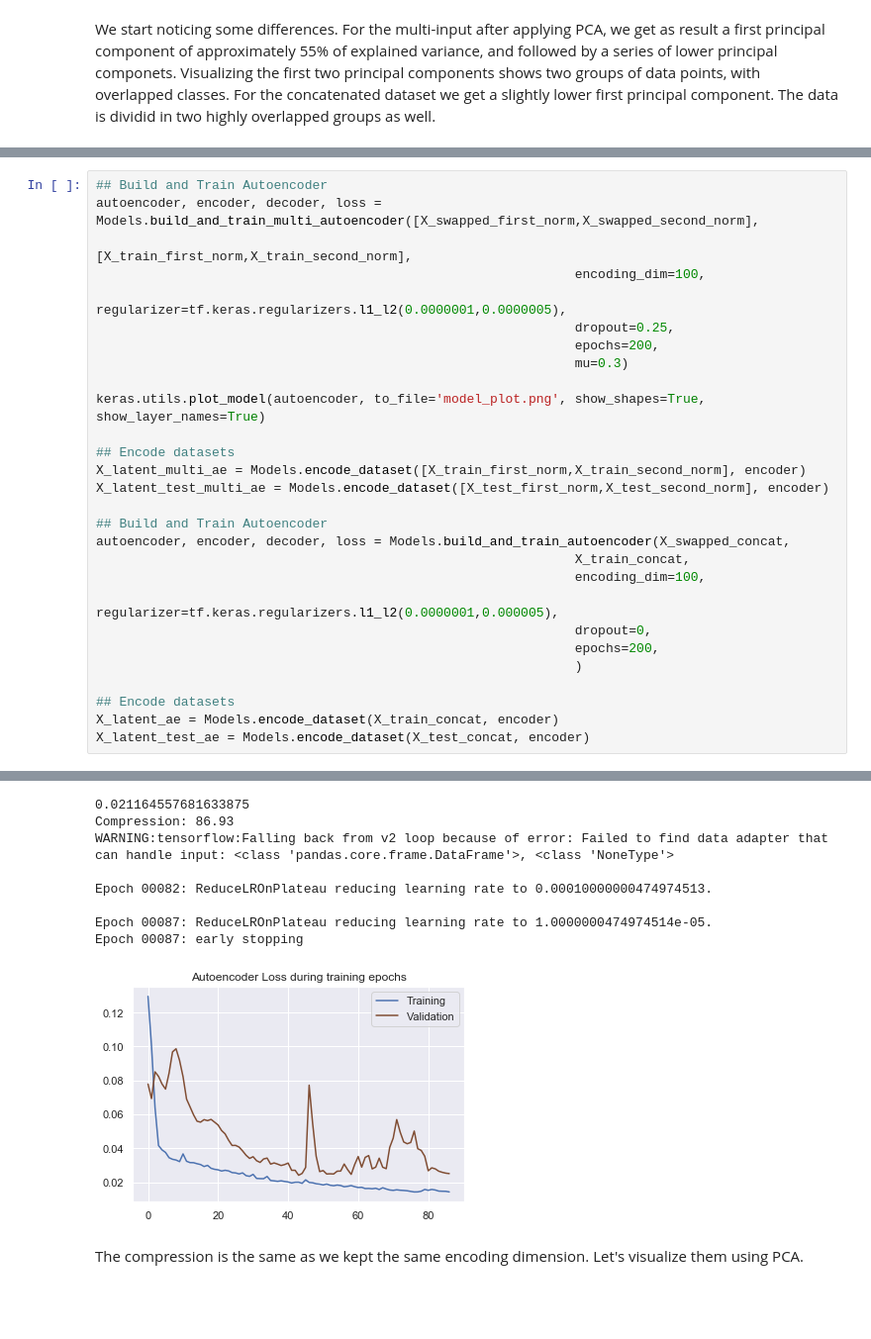
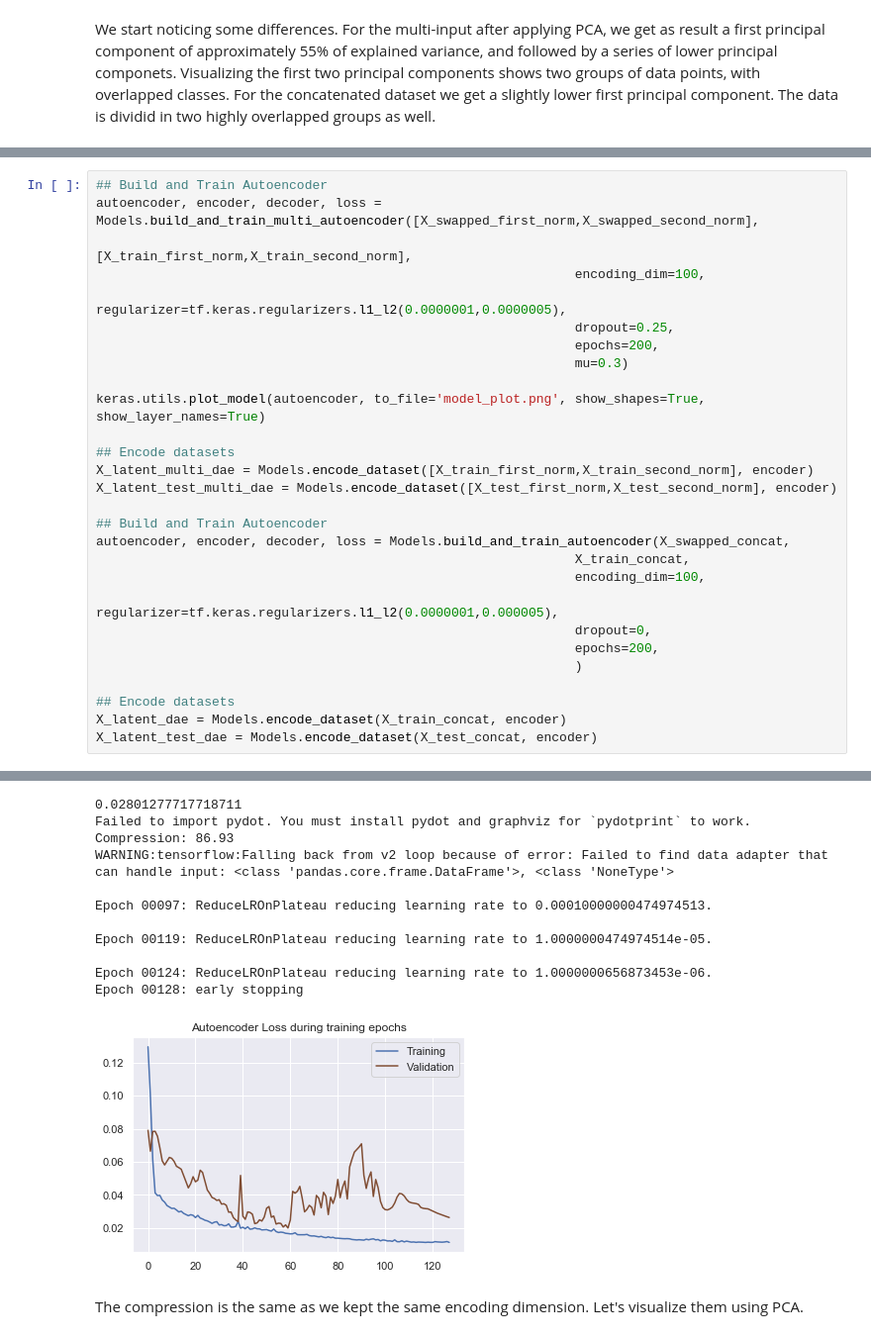
Before and after one commit to TomasSuarezL/oss-stage-2019, a Jupyter notebook: Multiomic Dataset/Multiomic_Results.ipynb, the cells around one changed output, grey strips where cells are left out. Shown at 99% size. Saved outputs shown, nothing was run; the diff lists cells and outputs as text; blank space fills up the shorter version.

```diff
--- a/Multiomic Dataset/Multiomic_Results.ipynb
+++ b/Multiomic Dataset/Multiomic_Results.ipynb
@@ -267,8 +268,8 @@ autoencoder, encoder, decoder, loss = Models.build_and_train_multi_autoencoder([
 keras.utils.plot_model(autoencoder, to_file='model_plot.png', show_shapes=True, show_layer_names=True)
 
 ## Encode datasets
-X_latent_multi_ae = Models.encode_dataset([X_train_first_norm,X_train_second_norm], encoder)
-X_latent_test_multi_ae = Models.encode_dataset([X_test_first_norm,X_test_second_norm], encoder)
+X_latent_multi_dae = Models.encode_dataset([X_train_first_norm,X_train_second_norm], encoder)
+X_latent_test_multi_dae = Models.encode_dataset([X_test_first_norm,X_test_second_norm], encoder)
 
 ## Build and Train Autoencoder
 autoencoder, encoder, decoder, loss = Models.build_and_train_autoencoder(X_swapped_concat,
@@ -280,8 +281,8 @@ autoencoder, encoder, decoder, loss = Models.build_and_train_autoencoder(X_swapp
                                                               )
 
 ## Encode datasets
-X_latent_ae = Models.encode_dataset(X_train_concat, encoder)
-X_latent_test_ae = Models.encode_dataset(X_test_concat, encoder)
+X_latent_dae = Models.encode_dataset(X_train_concat, encoder)
+X_latent_test_dae = Models.encode_dataset(X_test_concat, encoder)
 # %% [output]
 Compression: 86.93
 WARNING:tensorflow:Falling back from v2 loop because of error: Failed to find data adapter that can handle input: (<class 'list'> containing values of types {"<class 'pandas.core.frame.DataFrame'>"}), ...
@@ -296,11 +299,14 @@ Epoch 00086: early stopping
-0.021164557681633875
+0.02801277717718711
+Failed to import pydot. You must install pydot and graphviz for `pydotprint` to work.
 Compression: 86.93
 WARNING:tensorflow:Falling back from v2 loop because of error: Failed to find data adapter that can handle input: <class 'pandas.core.frame.DataFrame'>, <class 'NoneType'>
 
-Epoch 00082: ReduceLROnPlateau reducing learning rate to 0.00010000000474974513.
+Epoch 00097: ReduceLROnPlateau reducing learning rate to 0.00010000000474974513.
 
-Epoch 00087: ReduceLROnPlateau reducing learning rate to 1.0000000474974514e-05.
-Epoch 00087: early stopping
+Epoch 00119: ReduceLROnPlateau reducing learning rate to 1.0000000474974514e-05.
+
+Epoch 00124: ReduceLROnPlateau reducing learning rate to 1.0000000656873453e-06.
+Epoch 00128: early stopping
-[figure, old version]
+[figure, new version]
 # %% [markdown]
 The compression is the same as we kept the same encoding dimension. Let's visualize them using PCA.
```
Also changed, not shown: parts of 14 cells of this notebook, 2 other files.
